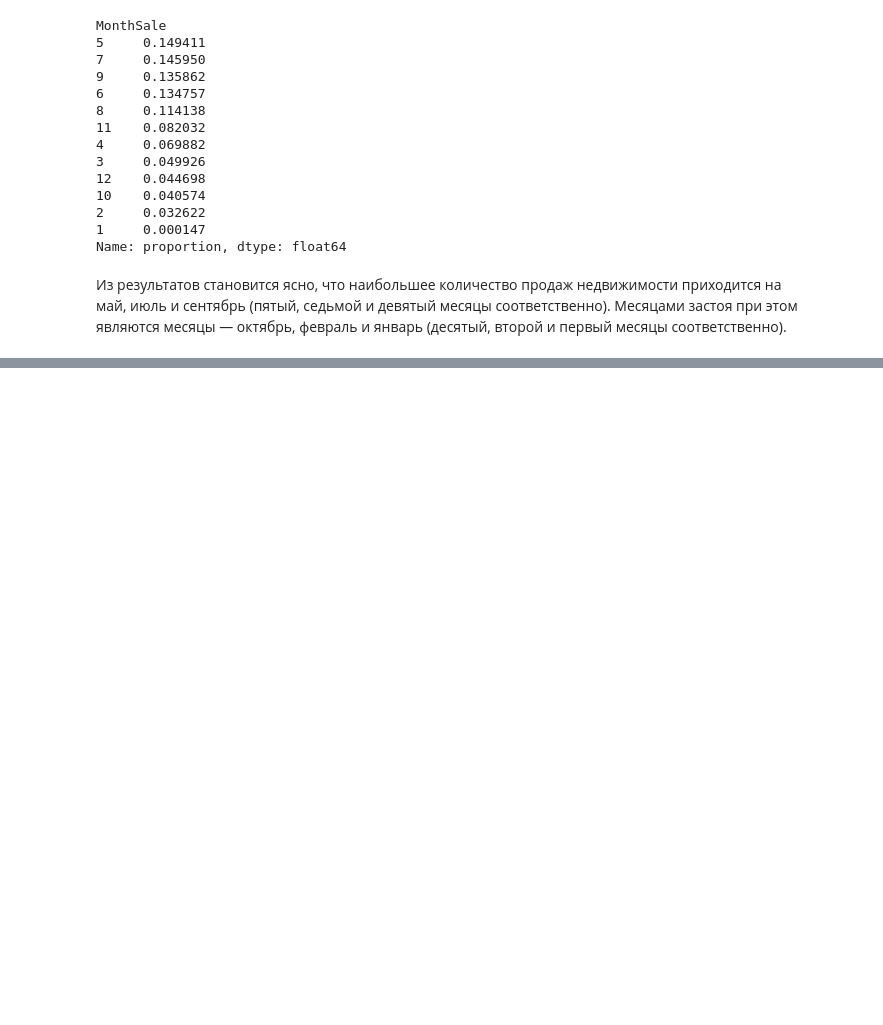
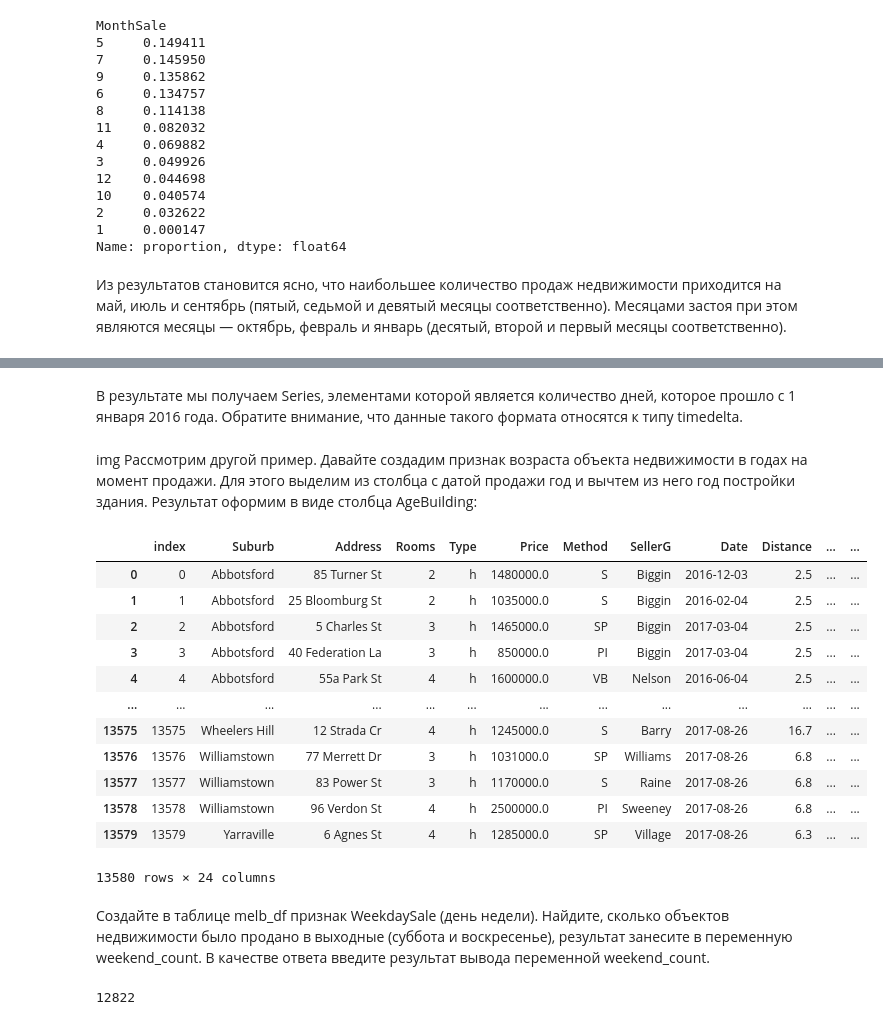
Before and after one commit to Djjjjjjd/skillFactory, a Jupyter notebook: skillFactory/feature_engineering/data_time.ipynb, the cells around one changed output, grey strips where cells are left out. Cells and saved outputs as stored; diff of their text form; code cells hidden in the pictures; blank space fills up the shorter version.

Commit message:
Data Time

```diff
--- a/skillFactory/feature_engineering/data_time.ipynb
+++ b/skillFactory/feature_engineering/data_time.ipynb
@@ -98,0 +119,31 @@ Name: proportion, dtype: float64
+# %% [markdown]
+В результате мы получаем Series, элементами которой является количество дней, которое прошло с 1 января 2016 года. Обратите внимание, что данные такого формата относятся к типу timedelta.
+# %% [markdown]
+img
+Рассмотрим другой пример. Давайте создадим признак возраста объекта недвижимости в годах на момент продажи. Для этого выделим из столбца с датой продажи год и вычтем из него год постройки здания. Результат оформим в виде столбца AgeBuilding:
+# %%
+melb_data['ageBuliding'] = melb_data['Date'].dt.year - melb_data['YearBuilt']
+melb_data.drop('YearBuilt', axis=1)
+# %% [output]
+|  | index | Suburb | Address | Rooms | Type | Price | Method | SellerG | Date | Distance | ... | ... |
+| 0 | 0 | Abbotsford | 85 Turner St | 2 | h | 1480000.0 | S | Biggin | 2016-12-03 | 2.5 | ... | ... |
+| 1 | 1 | Abbotsford | 25 Bloomburg St | 2 | h | 1035000.0 | S | Biggin | 2016-02-04 | 2.5 | ... | ... |
+| 2 | 2 | Abbotsford | 5 Charles St | 3 | h | 1465000.0 | SP | Biggin | 2017-03-04 | 2.5 | ... | ... |
+| 3 | 3 | Abbotsford | 40 Federation La | 3 | h | 850000.0 | PI | Biggin | 2017-03-04 | 2.5 | ... | ... |
+| 4 | 4 | Abbotsford | 55a Park St | 4 | h | 1600000.0 | VB | Nelson | 2016-06-04 | 2.5 | ... | ... |
+| ... | ... | ... | ... | ... | ... | ... | ... | ... | ... | ... | ... | ... |
+| 13575 | 13575 | Wheelers Hill | 12 Strada Cr | 4 | h | 1245000.0 | S | Barry | 2017-08-26 | 16.7 | ... | ... |
+| 13576 | 13576 | Williamstown | 77 Merrett Dr | 3 | h | 1031000.0 | SP | Williams | 2017-08-26 | 6.8 | ... | ... |
+| 13577 | 13577 | Williamstown | 83 Power St | 3 | h | 1170000.0 | S | Raine | 2017-08-26 | 6.8 | ... | ... |
+| 13578 | 13578 | Williamstown | 96 Verdon St | 4 | h | 2500000.0 | PI | Sweeney | 2017-08-26 | 6.8 | ... | ... |
+| 13579 | 13579 | Yarraville | 6 Agnes St | 4 | h | 1285000.0 | SP | Village | 2017-08-26 | 6.3 | ... | ... |
+13580 rows × 24 columns
+# %% [markdown]
+Создайте в таблице melb_df признак WeekdaySale (день недели). Найдите, сколько объектов недвижимости было продано в выходные (суббота и воскресенье), результат занесите в переменную weekend_count. В качестве ответа введите результат вывода переменной weekend_count.
+# %%
+melb_data['WeekdaySale'] = melb_data['Date'].dt.dayofweek
+#isin - есть ли в. Проверка на наличие елемента в Df выдает булевые ответы True  \ False. Shape[0] - считает их
+weekend_count = melb_data[melb_data['WeekdaySale'].isin([5,6])].shape[0]
+print(weekend_count)
+# %% [output]
+12822
```
Also changed, not shown: parts of 9 cells of this notebook, 1 other file.
